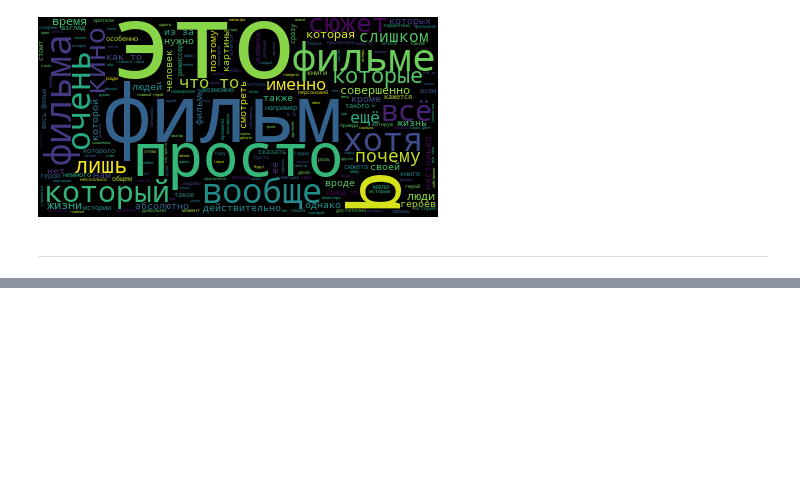
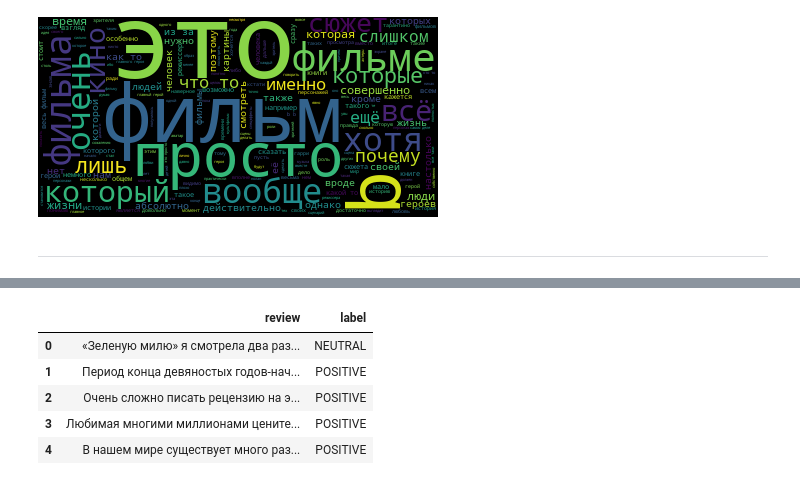
Before and after one commit to YaroslavPr17/nlp-coursework, a Jupyter notebook: NLP_EDA_after_adding_negative_reviews.ipynb, the cells around one changed output, grey strips where cells are left out. Cells and saved outputs as stored; diff of their text form; code cells hidden in the pictures; blank space fills up the shorter version.

```diff
--- a/NLP_EDA_after_adding_negative_reviews.ipynb
+++ b/NLP_EDA_after_adding_negative_reviews.ipynb
@@ -606,0 +623,12 @@ wc.to_image()
+# %%
+from datasets.getters import load_reviews_Review_Label
+
+dataset = load_reviews_Review_Label()
+dataset.head()
+# %% [output]
+|  | review | label |
+| 0 | «Зеленую милю» я смотрела два раз... | NEUTRAL |
+| 1 | Период конца девяностых годов-нач... | POSITIVE |
+| 2 | Очень сложно писать рецензию на э... | POSITIVE |
+| 3 | Любимая многими миллионами цените... | POSITIVE |
+| 4 | В нашем мире существует много раз... | POSITIVE |
```
Also changed, not shown: parts of 5 cells of this notebook.
